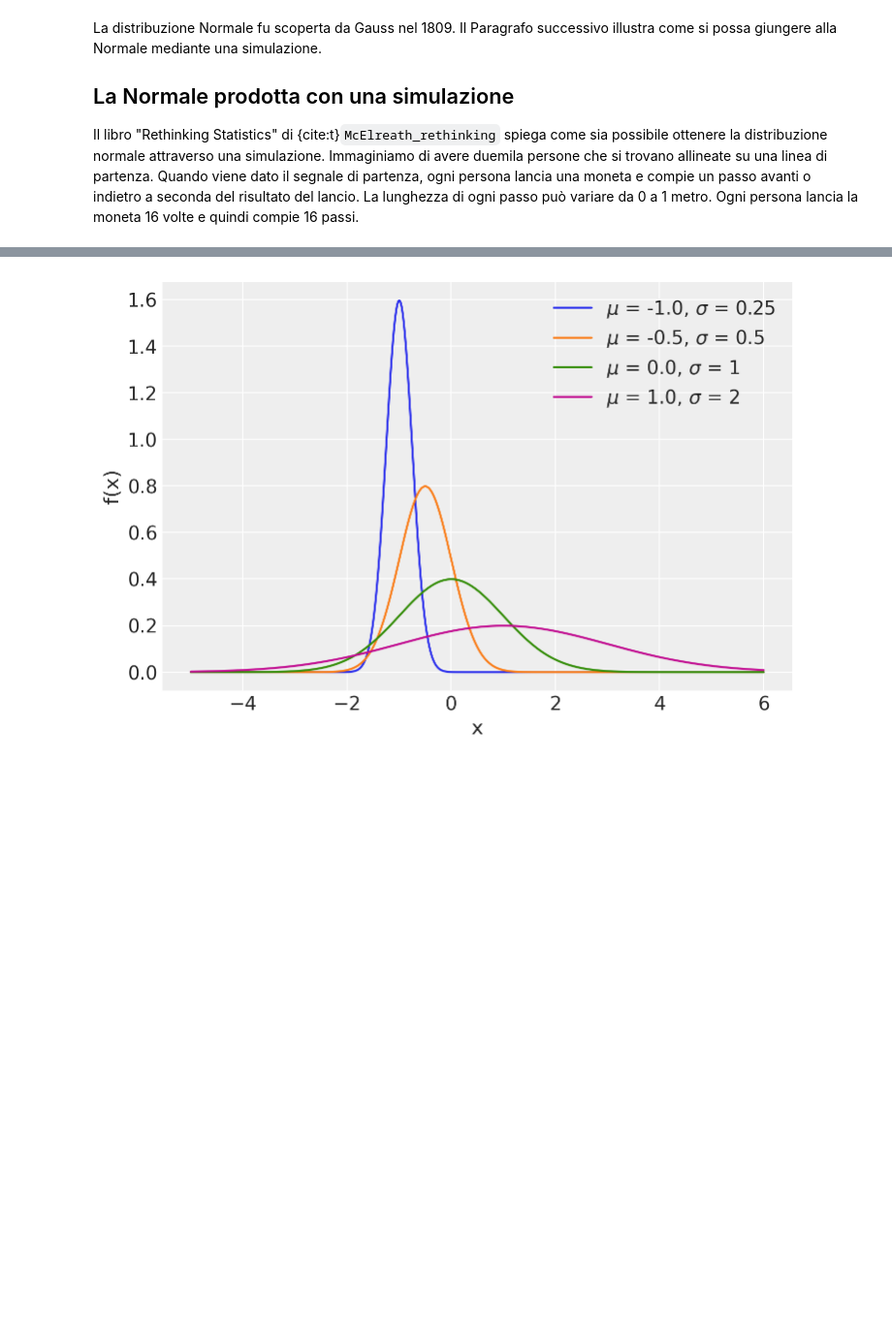
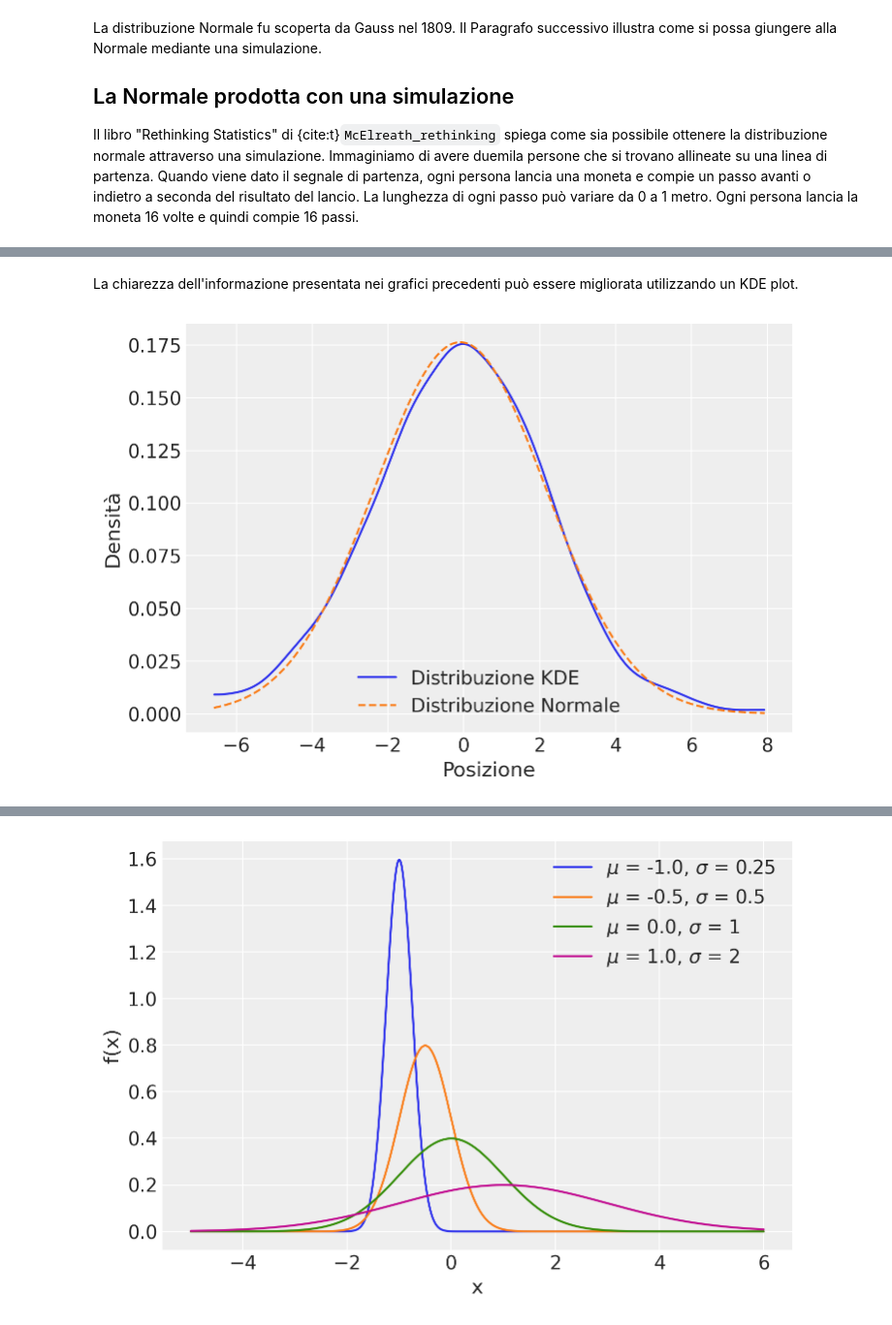
Before and after one commit to ccaudek/ds4p, a Jupyter notebook: _build/jupyter_execute/chapter_3/08_cont_rv_distr.ipynb, the cells around one changed output, grey strips where cells are left out. Shown at 97% size. Drawn from its saved outputs; the diff is of its cells as text; code cells hidden in the pictures; blank space fills up the shorter version.

```diff
--- a/_build/jupyter_execute/chapter_3/08_cont_rv_distr.ipynb
+++ b/_build/jupyter_execute/chapter_3/08_cont_rv_distr.ipynb
@@ -386,0 +385,31 @@ La rappresentazione grafica di quattro densità Normali con medie -1, -0.5, 0, 1
+# %% [markdown]
+La chiarezza dell'informazione presentata nei grafici precedenti può essere migliorata utilizzando un KDE plot.
+# %%
+# Genera la distribuzione uniforme e calcola la somma come prima
+rng = np.random.default_rng()
+pos = rng.uniform(-1, 1, size=(16, 1000)).sum(0)
+
+# Calcola media e deviazione standard dei dati generati
+media, dev_std = np.mean(pos), np.std(pos)
+
+# Spazio dei valori per la distribuzione normale
+valori = np.linspace(np.min(pos), np.max(pos), 1000)
+
+# Calcola la distribuzione normale con la stessa media e deviazione standard
+distribuzione_normale = stats.norm.pdf(valori, media, dev_std)
+
+# Disegna la stima della densità kernel dei dati
+az.plot_kde(pos, label='Distribuzione KDE')
+
+# Sovrappone la distribuzione normale
+plt.plot(valori, distribuzione_normale, label='Distribuzione Normale', color = "C1", linestyle='--')
+
+# Aggiungi etichette e legenda
+plt.xlabel("Posizione")
+plt.ylabel("Densità")
+plt.legend()
+
+# Mostra il grafico
+plt.show()
+# %% [output]
+[figure, added]
```
Also changed, not shown: parts of 20 cells of this notebook, 19 other files.
